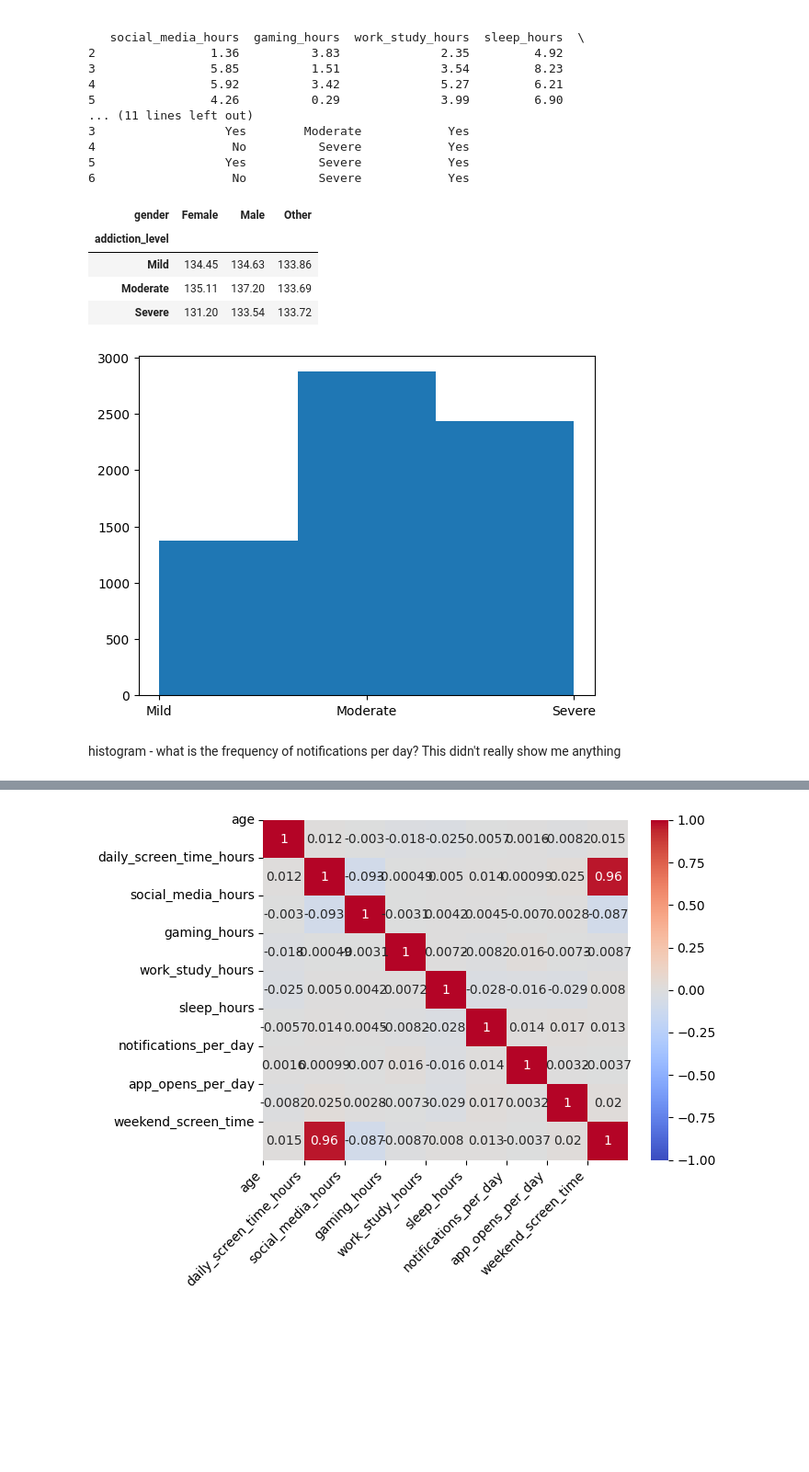
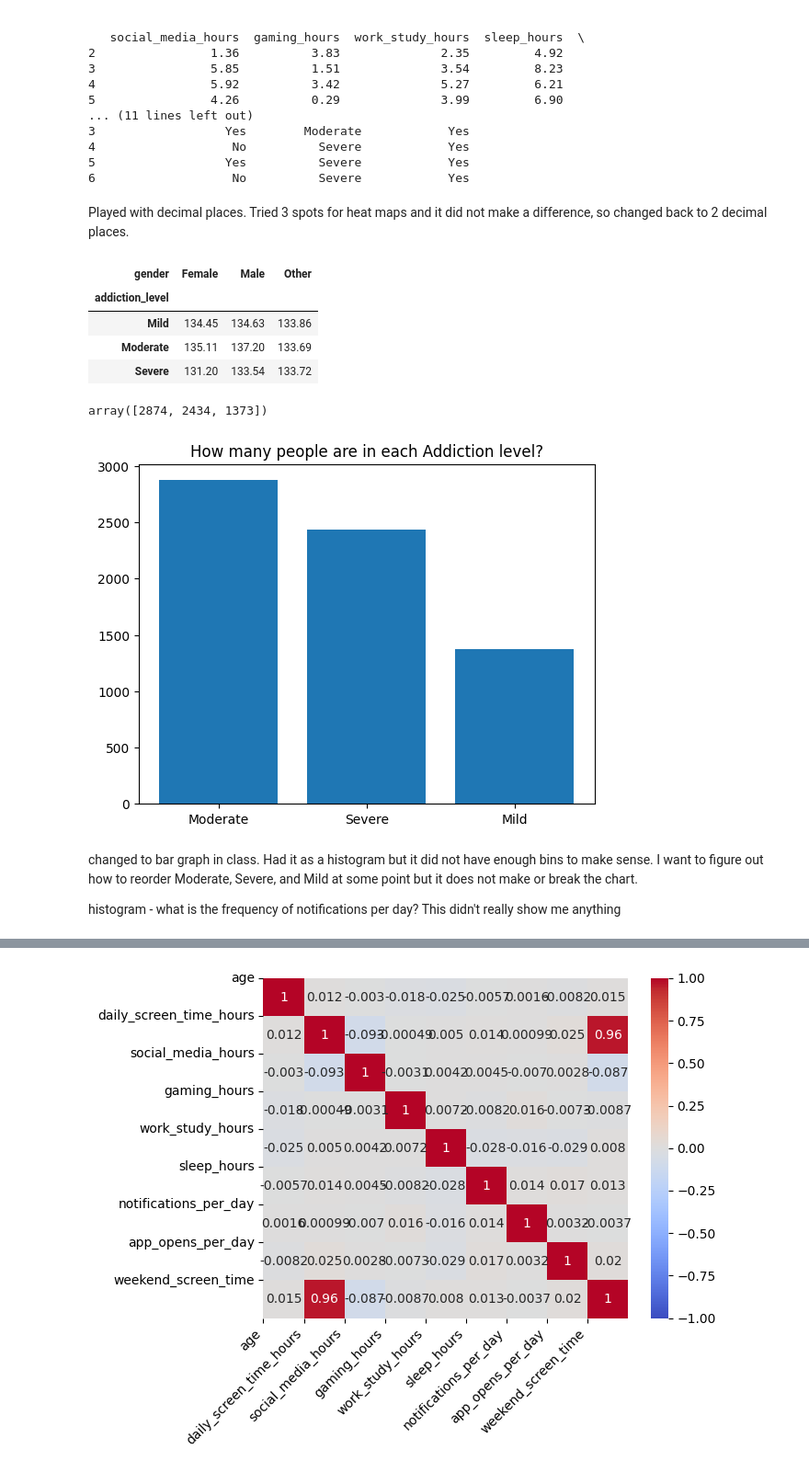
Before and after one commit to BugBananaLiver/Smartphone_Addiction_Analysis, a Jupyter notebook: Data_Cleanup.ipynb, the cells around one changed output, grey strips where cells are left out. Shown at 92% size. Cells and saved outputs as stored; diff of their text form; code cells hidden in the pictures; blank space fills up the shorter version.

```diff
--- a/Data_Cleanup.ipynb
+++ b/Data_Cleanup.ipynb
@@ -230,4 +257,6 @@ print(df.head())
 4                   No          Severe            Yes
 5                  Yes          Severe            Yes
 6                   No          Severe            Yes
+# %% [markdown]
+Played with decimal places. Tried 3 spots for heat maps and it did not make a difference, so changed back to 2 decimal places.
 # %%
@@ -248,8 +277,17 @@ import matplotlib.pyplot as plt
+# %%
+counts = df["addiction_level"].value_counts()
+counts.values
+# %% [output]
+array([2874, 2434, 1373])
 # %%
-plt.hist(df['addiction_level'], bins=3)
+counts = df["addiction_level"].value_counts()
+plt.bar(counts.index, counts.values)
+plt.title("How many people are in each Addiction level?")
 plt.show()
 # %% [output]
-[figure, old version]
+[figure, new version]
 # %% [markdown]
+changed to bar graph in class. Had it as a histogram but it did not have enough bins to make sense. I want to figure out how to reorder Moderate, Severe, and Mild at some point but it does not make or break the chart.
+
 histogram - what is the frequency of notifications per day? This didn't really show me anything
 # %%
```
Also changed, not shown: parts of 21 cells of this notebook.
